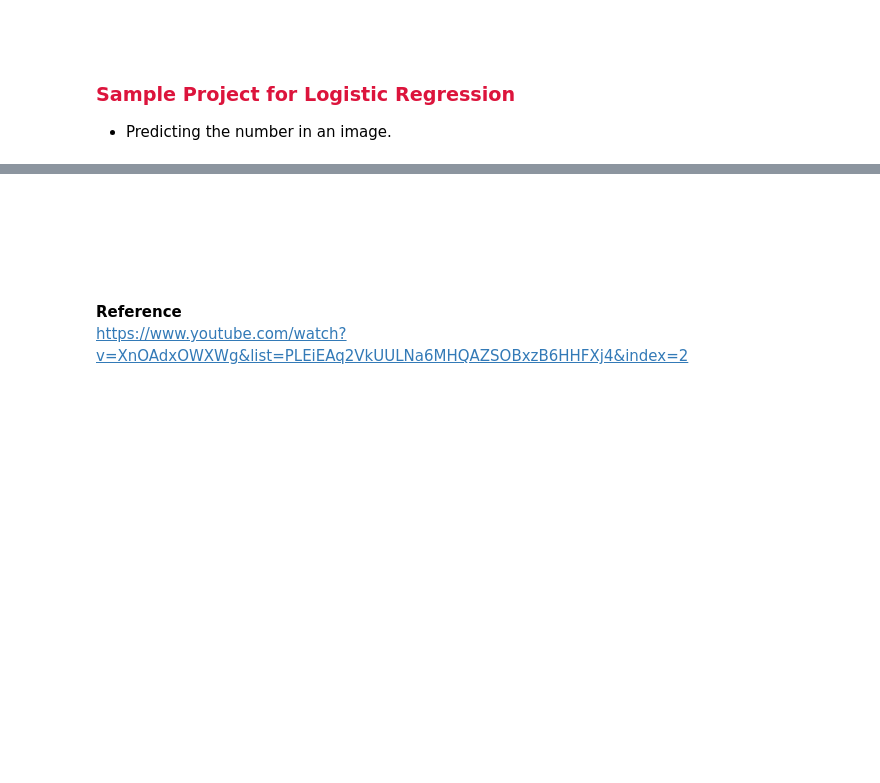
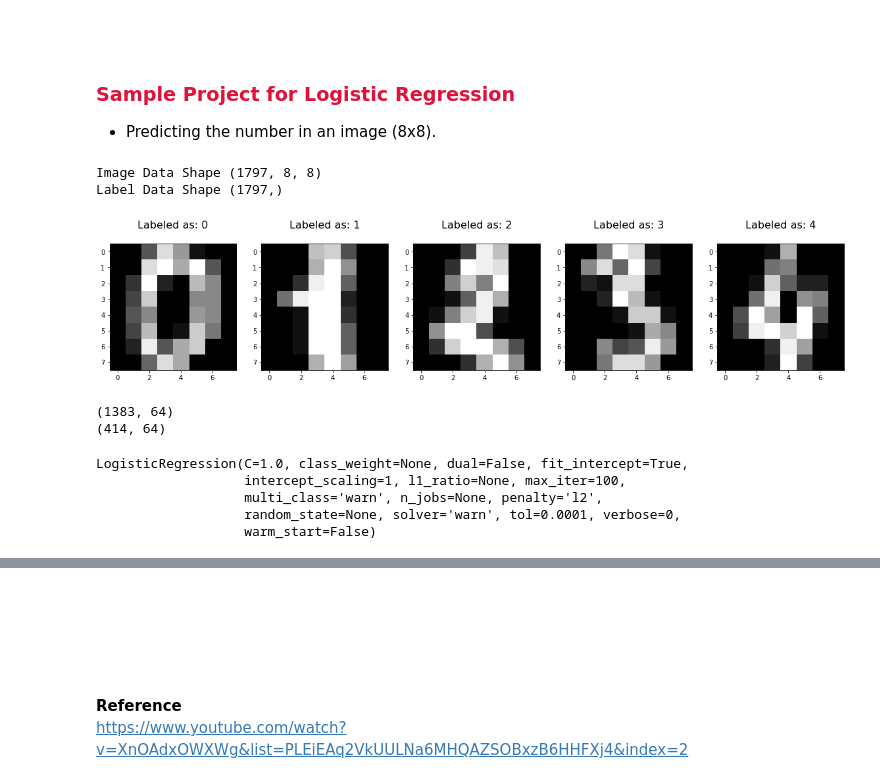
Before and after one commit to AnishaMohandass/Learn_ML, a Jupyter notebook: Logistic Regression.ipynb, the cells around one changed output, grey strips where cells are left out. Saved outputs shown, nothing was run; the diff lists cells and outputs as text; code cells hidden in the pictures; blank space fills up the shorter version.

```diff
--- a/Logistic Regression.ipynb
+++ b/Logistic Regression.ipynb
@@ -49,4 +49,4 @@
 # %% [markdown]
 ### <font color='crimson'>Sample Project for Logistic Regression</font>
 
-* Predicting the number in an image.
+* Predicting the number in an image (8x8).
@@ -52,0 +64,22 @@
+# %%
+#To load the digits
+
+digits = load_digits()
+# %%
+#Determining the total number of images and labels
+
+print("Image Data Shape", digits.images.shape) #the images data is a three-dimensional array: 1,797 samples each consisting of an 8 × 8 grid of pixels.
+print("Label Data Shape", digits.target.shape) #the target array, which gives the previously determined label for each digit.
+# %% [output]
+Image Data Shape (1797, 8, 8)
+Label Data Shape (1797,)
+# %%
+#Displaying some of the images and labels
+
+plt.figure(figsize=(20,4))
+for index, (image, label) in enumerate(zip(digits.data[0:5], digits.target[0:5])):
+    plt.subplot(1, 5, index+1) #the images should be displayed in 1 row, 5 coulmns, 5 plots (A plot is a graphical technique for representing a data set, usually as a graph showing the relationship between two or more variables.)
+    plt.imshow(np.reshape(image, (8,8)), cmap=plt.cm.gray) #The Diverging colormaps mostly vary from darker gray on the outer edges to white in the middle.
+    plt.title("Labeled as: %i\n" %label, fontsize=16) #the actual title text string of the visualization depicted.
+# %% [output]
+[figure, added]
@@ -52,0 +94,20 @@
+# %%
+# total data = 1797, 77% of data for train = 1383, 23% of data for test = 414 (1383+414=1797)
+print(x_train.shape)
+print(x_test.shape)
+# %% [output]
+(1383, 64)
+(414, 64)
+# %%
+#Making an instance of the model and training it
+
+from sklearn.linear_model import LogisticRegression
+
+logisticRegr = LogisticRegression()
+logisticRegr.fit(x_train, y_train)
+# %% [output]
+LogisticRegression(C=1.0, class_weight=None, dual=False, fit_intercept=True,
+                   intercept_scaling=1, l1_ratio=None, max_iter=100,
+                   multi_class='warn', n_jobs=None, penalty='l2',
+                   random_state=None, solver='warn', tol=0.0001, verbose=0,
+                   warm_start=False)
```
Also changed, not shown: parts of 7 cells of this notebook, 1 other file.
